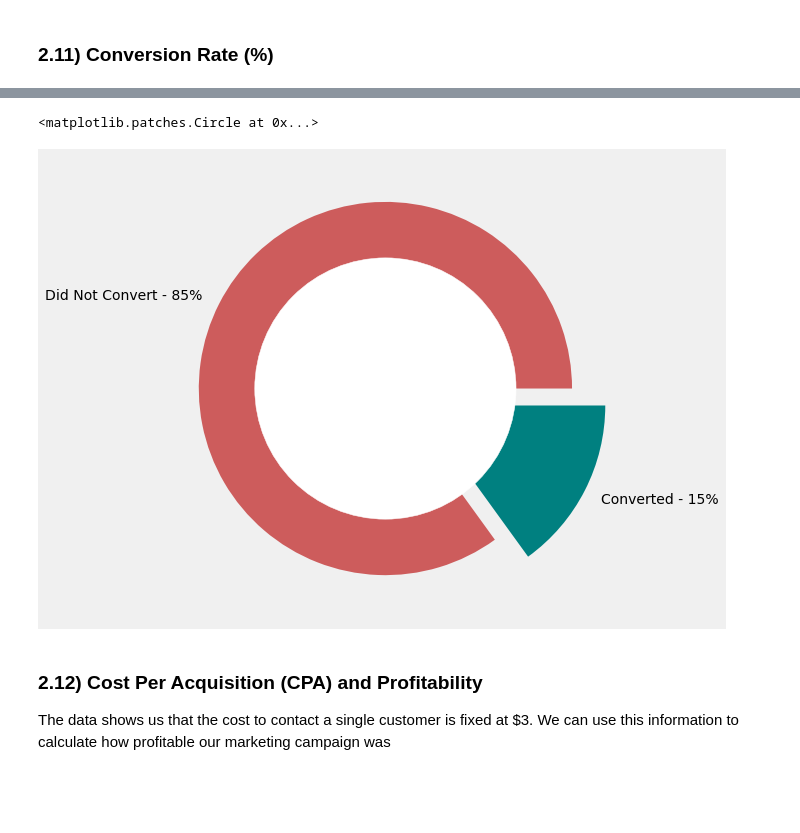
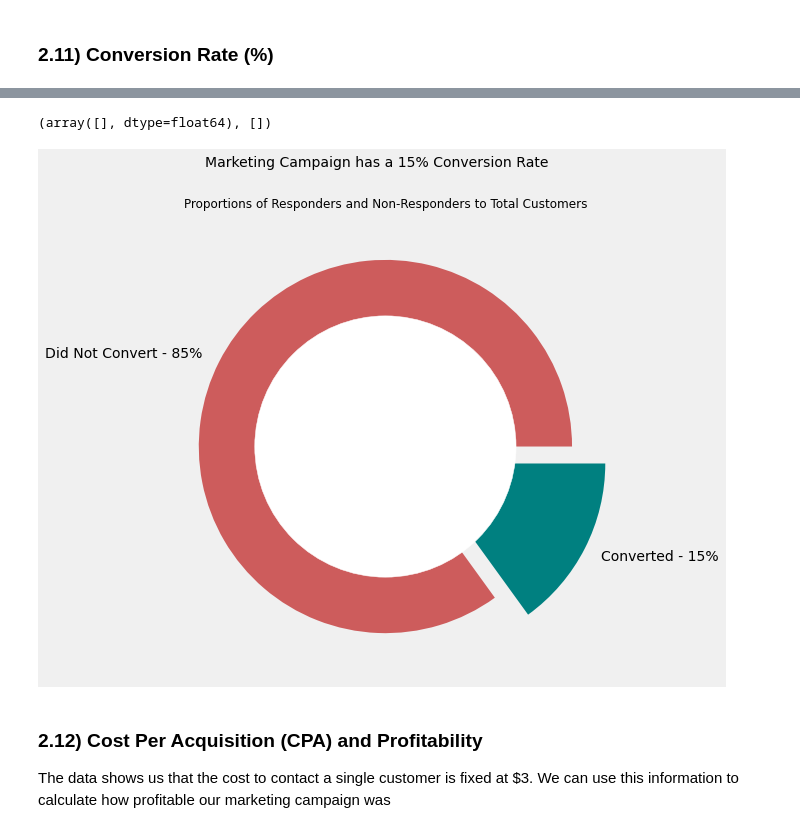
Before and after one commit to Taimur-Shabbir/in-progress-projects, a Jupyter notebook: CRM Analytics Project.ipynb, the cells around one changed output, grey strips where cells are left out. Drawn from its saved outputs; the diff is of its cells as text; code cells hidden in the pictures; blank space fills up the shorter version.

```diff
--- a/CRM Analytics Project.ipynb
+++ b/CRM Analytics Project.ipynb
@@ -224,19 +207,33 @@ Text(0, 0.5, 'Response')
 # %%
+# find number of non-responders vs responders, then create donut plot
+
 response_counts = data.Response.value_counts()
+
+no_response = str(round(response_counts[0]/sum(response_counts)*100)) + '%'
+yes_response = str(round(response_counts[1]/sum(response_counts)*100)) + '%'
+
+# donut plot
+
 explode = (0, 0.2)
-
 plt.figure(figsize = (8, 8))
 plt.pie(response_counts,
-        labels = ['Did Not Convert - 85%', 'Converted - 15%'],
+        labels = ['Did Not Convert' + ' - ' + no_response,
+                  'Converted' + ' - ' + yes_response],
         explode = explode,
         colors = ['indianred', 'teal'])
 
 circle = plt.Circle((0,0), 0.7, color='white')
-p=plt.gcf()
+
+p = plt.gcf()
 p.gca().add_artist(circle)
+
+plt.suptitle('Marketing Campaign has a 15% Conversion Rate', size = 14)
+plt.title('Proportions of Responders and Non-Responders to Total Customers', size = 12)
+plt.xticks(size = 10)
+plt.yticks(size = 10)
 # %% [output]
-<matplotlib.patches.Circle at 0x...>
+(array([], dtype=float64), [])
-[figure, old version]
+[figure, new version]
 # %% [markdown]
 ### 2.12) Cost Per Acquisition (CPA) and Profitability
 
```
Also changed, not shown: parts of 22 cells of this notebook.
